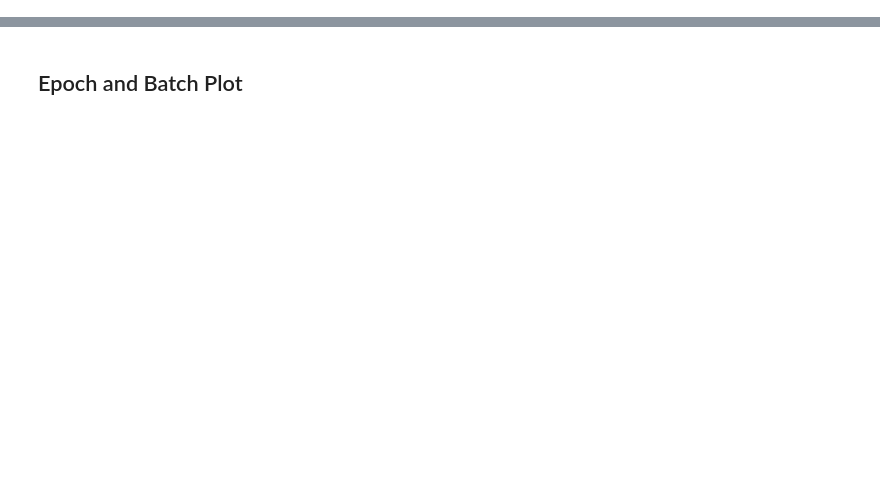
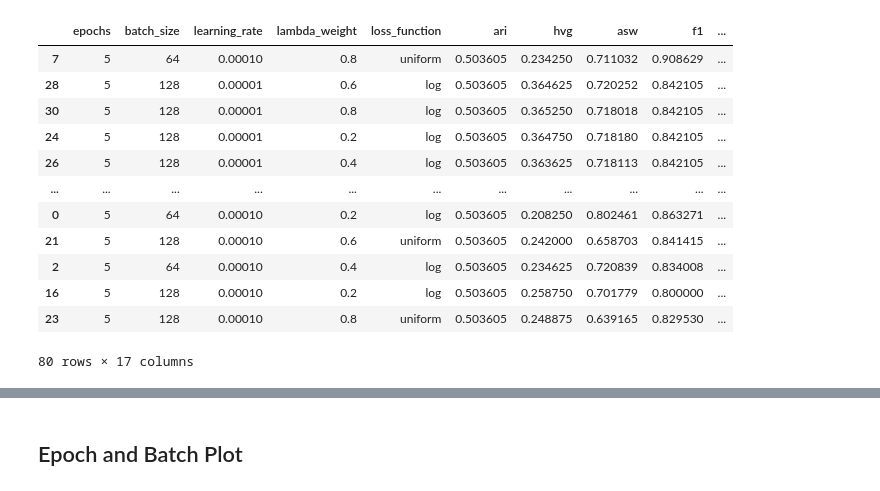
Before and after one commit to lorenzkleiter/Neuronal-Batch-Correction, a Jupyter notebook: src/hyperparameters/final_opt_analysis.ipynb, the cells around one changed output, grey strips where cells are left out. Saved outputs shown, nothing was run; the diff lists cells and outputs as text; code cells hidden in the pictures; blank space fills up the shorter version.

```diff
--- a/src/hyperparameters/final_opt_analysis.ipynb
+++ b/src/hyperparameters/final_opt_analysis.ipynb
@@ -28,0 +49,22 @@ df_size.shape
+# %%
+#---Find the best combination--
+#best batch score
+df = df.sort_values(by=['avg_bio'], ascending=False)
+#df_t = df[(df["epochs"]== 20)]
+#df_t['avg_batch'].mean()
+df_t = df[(df["epochs"] == 5)]
+df_t
+# %% [output]
+|  | epochs | batch_size | learning_rate | lambda_weight | loss_function | ari | hvg | asw | f1 | ... |
+| 7 | 5 | 64 | 0.00010 | 0.8 | uniform | 0.503605 | 0.234250 | 0.711032 | 0.908629 | ... |
+| 28 | 5 | 128 | 0.00001 | 0.6 | log | 0.503605 | 0.364625 | 0.720252 | 0.842105 | ... |
+| 30 | 5 | 128 | 0.00001 | 0.8 | log | 0.503605 | 0.365250 | 0.718018 | 0.842105 | ... |
+| 24 | 5 | 128 | 0.00001 | 0.2 | log | 0.503605 | 0.364750 | 0.718180 | 0.842105 | ... |
+| 26 | 5 | 128 | 0.00001 | 0.4 | log | 0.503605 | 0.363625 | 0.718113 | 0.842105 | ... |
+| ... | ... | ... | ... | ... | ... | ... | ... | ... | ... | ... |
+| 0 | 5 | 64 | 0.00010 | 0.2 | log | 0.503605 | 0.208250 | 0.802461 | 0.863271 | ... |
+| 21 | 5 | 128 | 0.00010 | 0.6 | uniform | 0.503605 | 0.242000 | 0.658703 | 0.841415 | ... |
+| 2 | 5 | 64 | 0.00010 | 0.4 | log | 0.503605 | 0.234625 | 0.720839 | 0.834008 | ... |
+| 16 | 5 | 128 | 0.00010 | 0.2 | log | 0.503605 | 0.258750 | 0.701779 | 0.800000 | ... |
+| 23 | 5 | 128 | 0.00010 | 0.8 | uniform | 0.503605 | 0.248875 | 0.639165 | 0.829530 | ... |
+80 rows × 17 columns
```
Also changed, not shown: parts of 8 cells of this notebook, 35 other files.
